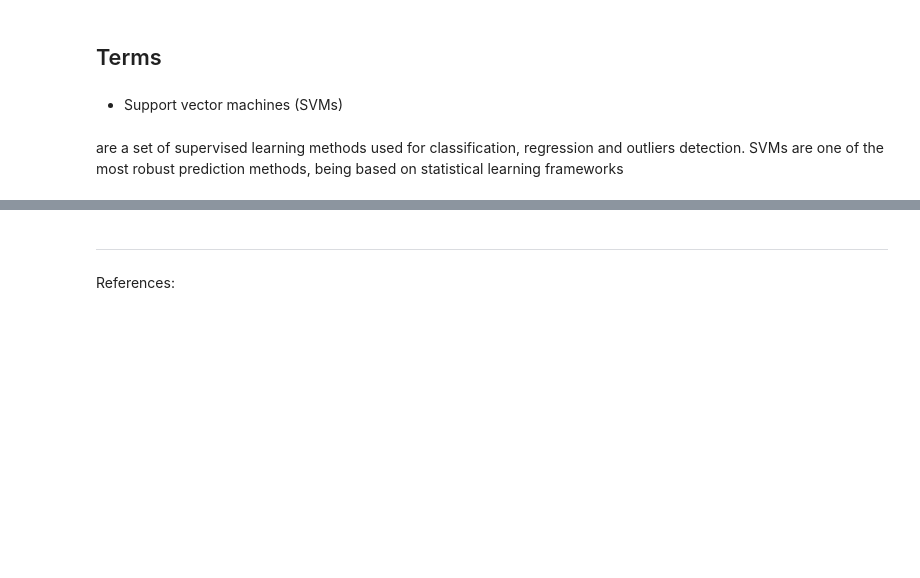
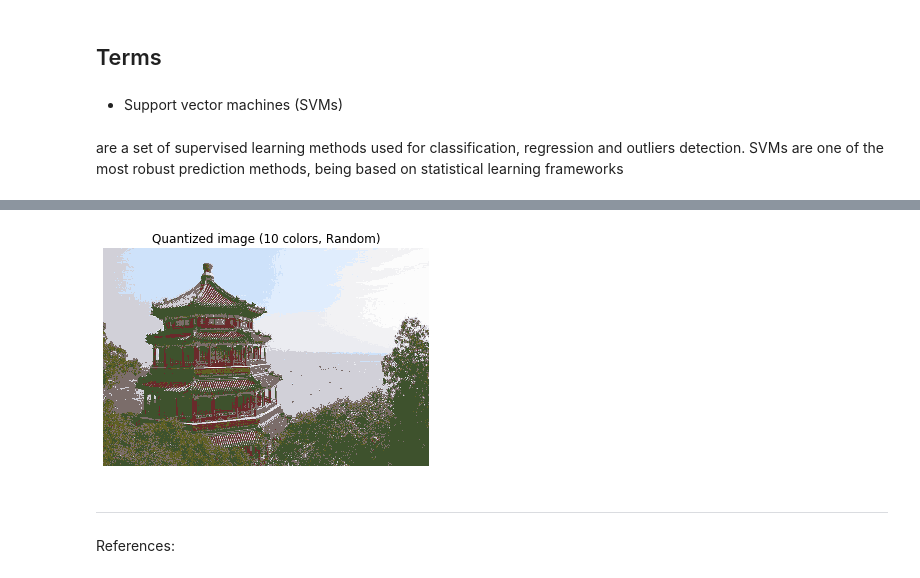
Before and after one commit to rastislp/Machine_learning, a Jupyter notebook: scikit-learn.ipynb, the cells around one changed output, grey strips where cells are left out. Drawn from its saved outputs; the diff is of its cells as text; code cells hidden in the pictures; blank space fills up the shorter version.

```diff
--- a/scikit-learn.ipynb
+++ b/scikit-learn.ipynb
@@ -46,0 +115,9 @@ Defining right "Estimator" for right job is first step to success as doing oppos
+# %%
+plt.figure(3)
+plt.clf()
+plt.axis("off")
+plt.title(f"Quantized image ({n_colors} colors, Random)")
+plt.imshow(recreate_image(codebook_random, labels_random, w, h))
+plt.show()
+# %% [output]
+[figure, added]
```
Also changed, not shown: parts of 13 cells of this notebook.
